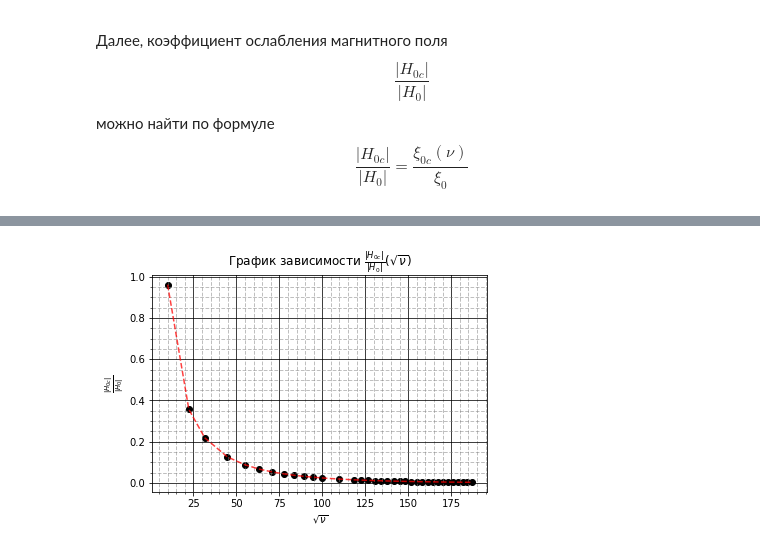
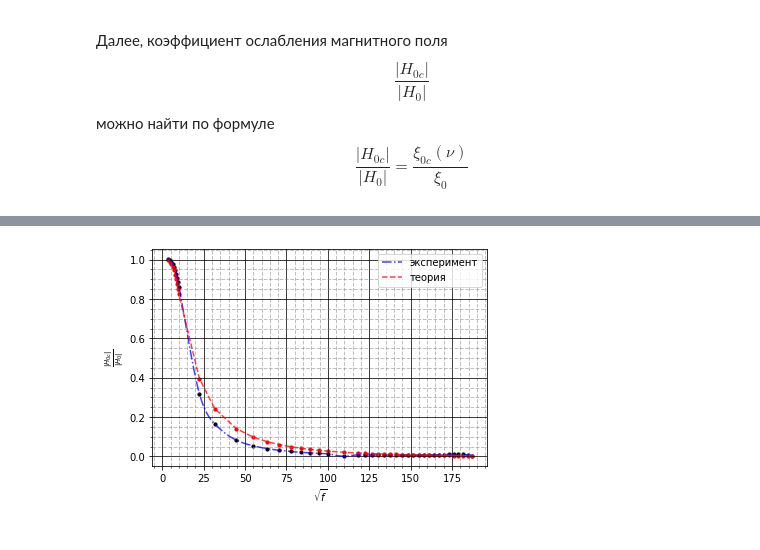
Before and after one commit to pavel-collab/MIPT_Labs, a Jupyter notebook: 3.7.1/python/graphics.ipynb, the cells around one changed output, grey strips where cells are left out. Drawn from its saved outputs; the diff is of its cells as text; code cells hidden in the pictures.

```diff
--- a/3.7.1/python/graphics.ipynb
+++ b/3.7.1/python/graphics.ipynb
@@ -271,18 +231,27 @@ fig4.savefig("../images/H_H0(log).pdf")
 # %%
-fig7, ax7 = PythonGraphMod.CreateSimpleGraph()
+# построим на одном графике зависимости отношения амплитуд от корня из частоты,
+# полученные эксперементальным и теоретическим путем
+fig8, ax8 = PythonGraphMod.CreateSimpleGraph()
 
-ax7.scatter(np.sqrt(hight_f), hight_H(hight_f), c = 'black', marker = 'o')
-plt.plot(np.sqrt(hight_f), hight_H(hight_f), color='red', alpha=.75, lw=1.5, ls='--')
+# нанесем на график эксперементальные точки и проведем апроксимирующие кривые
+# эксперементальная зависимость
+ax8.scatter(sqrt_f, kxi_kxi0_arr, c = 'black', marker = 'o', s = 10)
+ax8.plot(sqrt_hf_dence, kkxi_dence, color='blue', alpha=.75, lw=1.5, ls='-.', label='эксперимент')
+# теоретическая зависимость
+ax8.scatter(sqrt_f, theory_val, c = 'red', marker = 'o', s = 10)
+plt.plot(sqrt_f, theory_val, color='red', alpha=.75, lw=1.5, ls='--', label='теория')
 
-ax7.minorticks_on()
-ax7.grid(which = 'major', color = 'black', linewidth = 1, linestyle = '-', alpha = 0.75)
-ax7.grid(which = 'minor', color = 'grey', linewidth = 1, linestyle = '--', alpha = 0.5)
+# сетка
+ax8.minorticks_on()
+ax8.grid(which = 'major', color = 'black', linewidth = 1, linestyle = '-', alpha = 0.75)
+ax8.grid(which = 'minor', color = 'grey', linewidth = 1, linestyle = '--', alpha = 0.5)
 
+# оформление
 plt.ylabel(r'$\frac{|H_{0c}|}{|H_0|}$')
-plt.xlabel(r'$\sqrt{\nu}$')
-plt.title (r'График зависимости $\frac{|H_{0c}|}{|H_0|}(\sqrt{\nu})$')
+plt.xlabel(r'$\sqrt{f}$')
+plt.legend(loc="upper right")
 plt.show()
 
-fig7.savefig("../images/H_H0(sqrt).pdf")
+fig8.savefig("../images/exp_th(sqrt).pdf")
 # %% [output]
-[figure, old version]
+[figure, new version]
```
Also changed, not shown: parts of 16 cells of this notebook, 29 other files.
